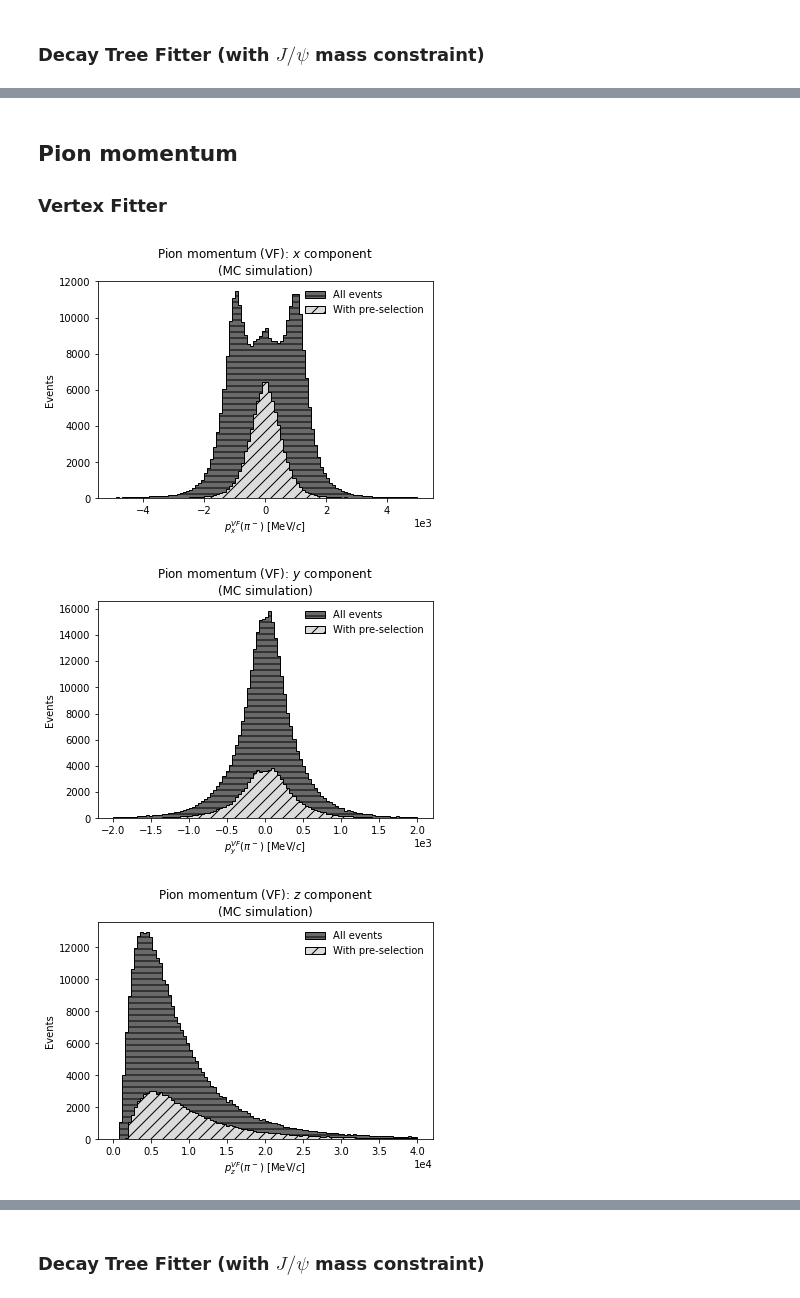
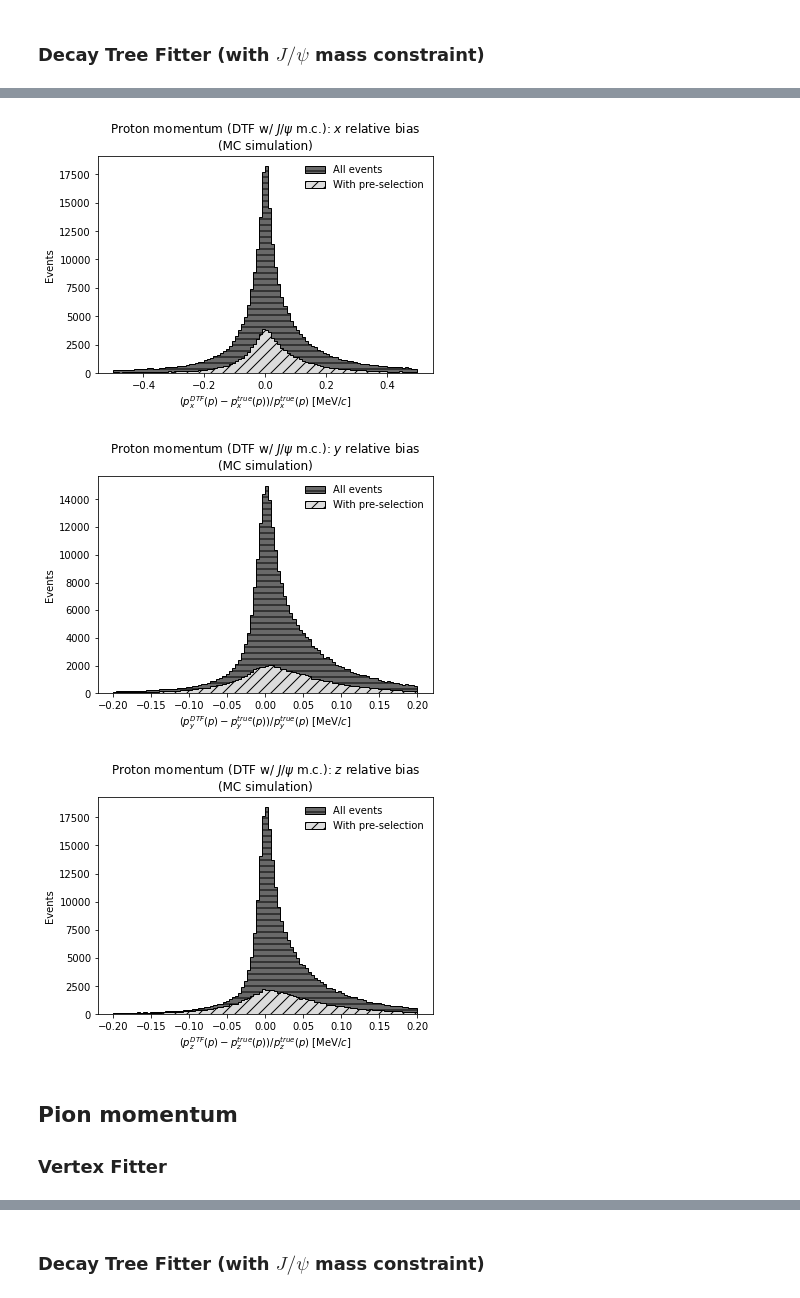
Before and after one commit to alatios/lb2jpsil_preliminary-variable-studies, a Jupyter notebook: 01_explore_simulation.ipynb, the cells around one changed output, grey strips where cells are left out. Drawn from its saved outputs; the diff is of its cells as text; code cells hidden in the pictures.

```diff
--- a/01_explore_simulation.ipynb
+++ b/01_explore_simulation.ipynb
@@ -682,33 +793,35 @@ for comp in ['x', 'y', 'z']:
+# %%
+component_to_x_range = {
+    'x': (-.5, .5),
+    'y': (-.2, .2),
+    'z': (-.2, .2)
+}
+
+plot_parameters = {
+    ## Particle stuff
+    'particle_name_for_title': 'Proton',
+    'particle_name_for_filename': 'proton',
+    'particle_symbol_for_label': 'p',
+    'particle_identifier_for_df': 'p',
+    'component_to_x_range': component_to_x_range,
+    'momentum_type': 'DTF',
+    ## Plot stuff
+    'binning': 100,
+    'zero_vline': False,
+    'log_scale': False,
+    'show_title': show_titles,
+    'black_and_white': bw,
+    'show_grid': show_grid,
+    'scientific_notation': False,
+    'show_no_cuts': show_no_cuts,
+    'relative_bias': True
+}
+
+plot_particle_momenta_bias(**plot_parameters)
+# %% [output]
+[figure, added]
+[figure, added]
+[figure, added]
 # %% [markdown]
 ## Pion momentum
 ### Vertex Fitter
-# %%
-component_to_x_range = {
-    'x': (-5e3, 5e3),
-    'y': (-2e3, 2e3),
-    'z': (0, 4e4)
-}
-
-for comp in ['x', 'y', 'z']:
-    plot_parameters = {
-        'binning': 100,
-        'x_range': component_to_x_range[comp],
-        'title': 'Pion momentum (VF): $' + comp + '$ component',
-        'x_label': '$p_' +  comp + '^{VF} (\pi^-)$ [MeV/$c$]',
-        'file_name': 'pion_momentum_VF_' + comp,
-        'zero_vline': False,
-        'log_scale': False,
-        'show_title': show_titles,
-        'black_and_white': bw,
-        'show_grid': show_grid,
-        'scientific_notation': True,
-        'show_no_cuts': show_no_cuts,
-    }
-
-    all_vs_preselection_plot(
-        df_mc['pim_P' + comp.upper()],
-        **plot_parameters)
-# %% [output]
-[figure, removed]
-[figure, removed]
-[figure, removed]
```
Also changed, not shown: parts of 19 cells of this notebook.
